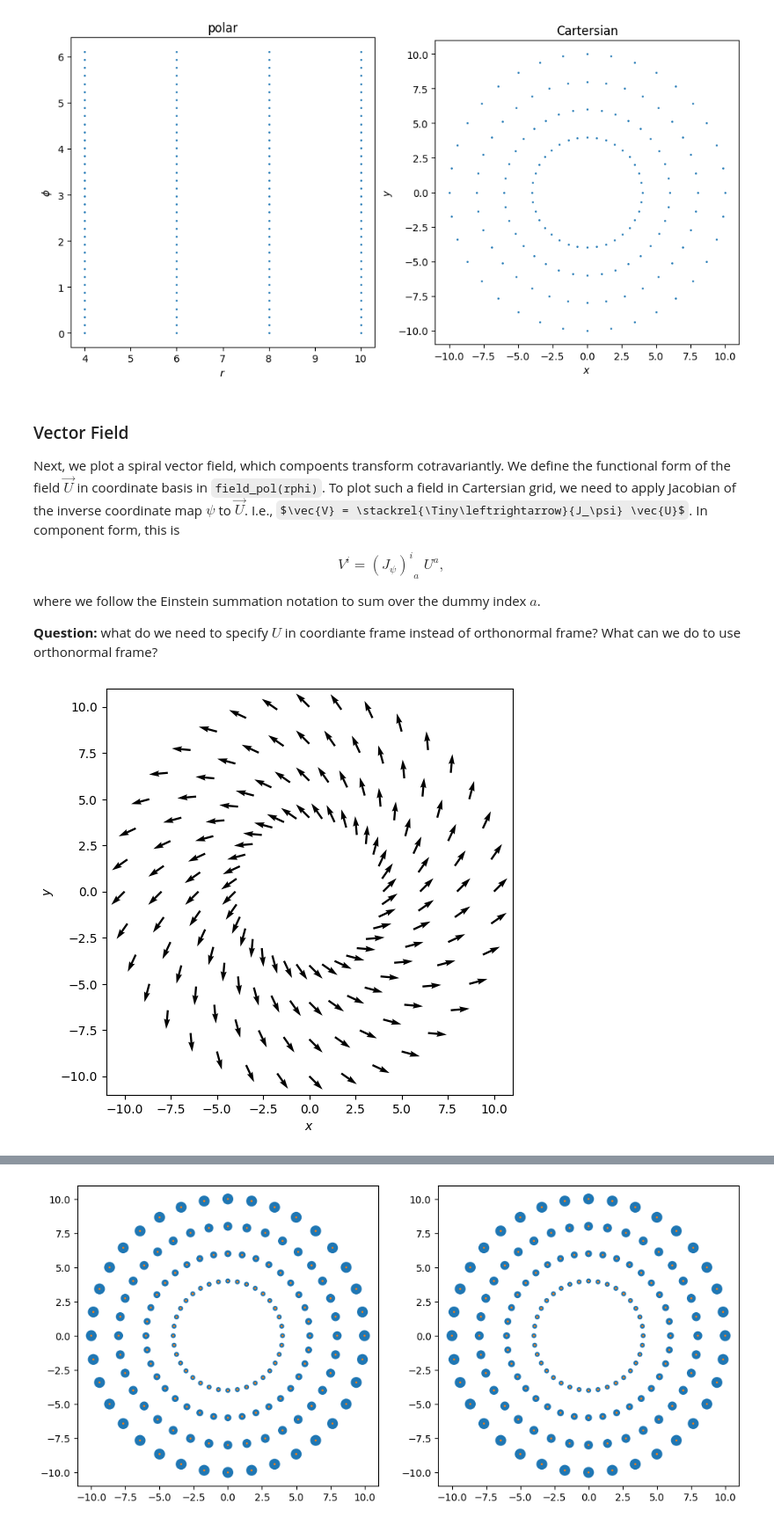
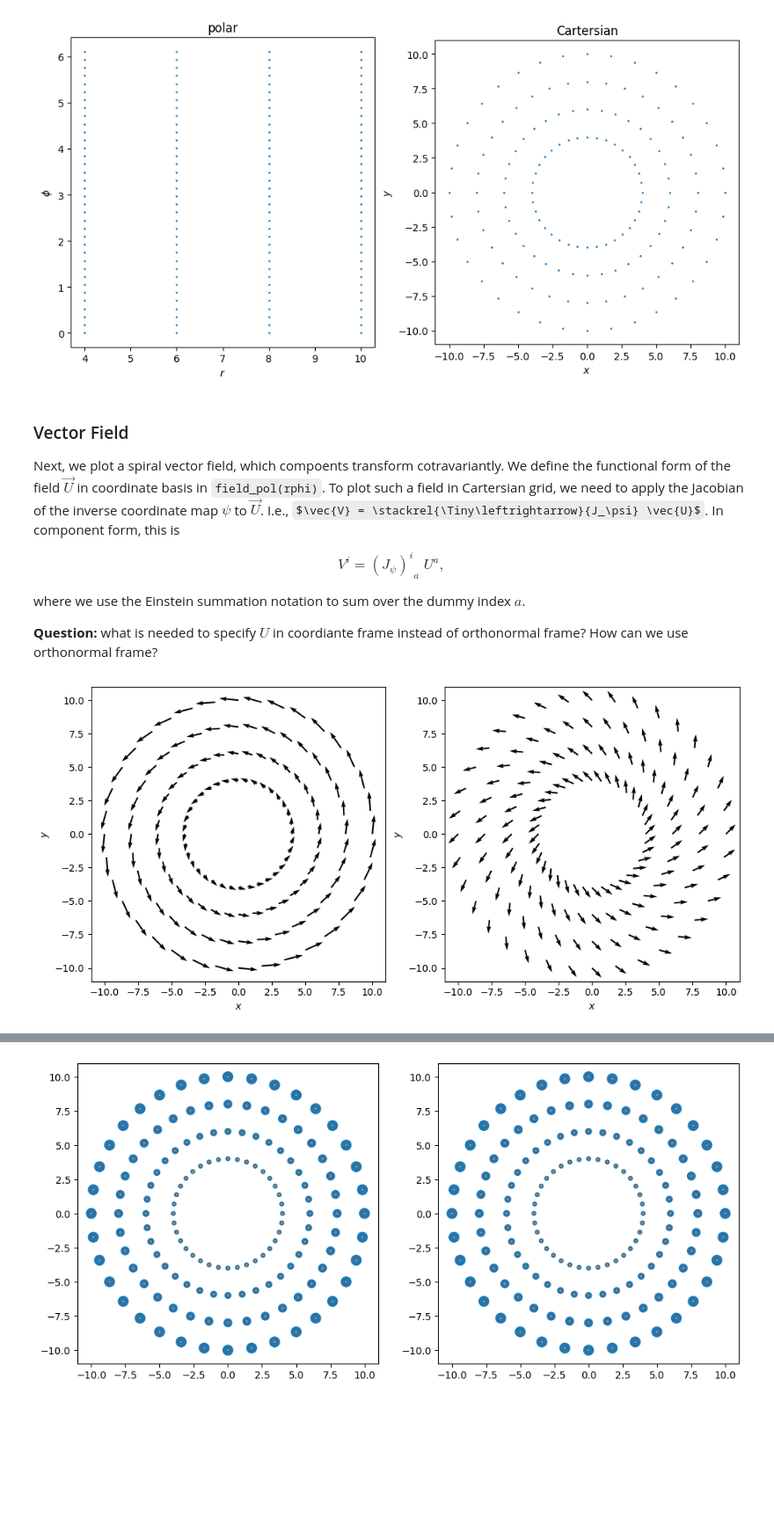
Before and after one commit to rndsrc/dg, a Jupyter notebook: vis.ipynb, the cells around one changed output, grey strips where cells are left out. Shown at 88% size. Cells and saved outputs as stored; diff of their text form; code cells hidden in the pictures; some formulas as TeX source; blank space fills up the shorter version.

```diff
--- a/vis.ipynb
+++ b/vis.ipynb
@@ -64,6 +64,6 @@ For convenience we also denote $\psi = \varphi^{-1}$ and $\psi^{-1} = \varphi$.
 # %%
 def car2pol(xy):
-    """Coordinate map $\phi$"""
+    """Coordinate map $\varphi = \psi^{-1}$"""
     x, y = xy
     return np.array([
         np.sqrt(x*x + y*y),
@@ -71,7 +71,7 @@ def car2pol(xy):
     ])
 
 def pol2car(rphi):
-    """Inverse map $\phi^{-1}$"""
+    """Inverse map $\psi = \varphi^{-1}$"""
     r, phi = rphi
     return np.array([
         r * np.cos(phi),
@@ -97,8 +97,10 @@ def g_pol(rphi):
 In addition, to make our life easier with `JAX`, we define the following helper functions.
 # %%
 def vmap2(f):
+    """Map function `f` onto two grid"""
     return vmap(vmap(f))
 
 def mgrid(I, J):
+    """Generate mesh grid with the last dimension represent the different components"""
     return np.einsum('ijk->jki', np.mgrid[:I,:J])
 # %% [markdown]
@@ -137,35 +139,50 @@ axes[1].set_aspect('equal')
 
 Next, we plot a spiral vector field, which compoents transform cotravariantly.
 We define the functional form of the field $\vec{U}$ in coordinate basis in `field_pol(rphi)`.
-To plot such a field in Cartersian grid, we need to apply Jacobian of the inverse coordinate map $\psi$ to $\vec{U}$.
+To plot such a field in Cartersian grid, we need to apply the Jacobian of the inverse coordinate map $\psi$ to $\vec{U}$.
 I.e., $\vec{V} = \stackrel{\Tiny\leftrightarrow}{J_\psi} \vec{U}$.
 In component form, this is
 \begin{align}
   V^i = {{(J_{\psi})}^i}_a\;U^a,
 \end{align}
-where we follow the Einstein summation notation to sum over the dummy index $a$.
+where we use the Einstein summation notation to sum over the dummy index $a$.
 
-**Question:** what do we need to specify $U$ in coordiante frame instead of orthonormal frame?
-What can we do to use orthonormal frame?
+**Question:** what is needed to specify $U$ in coordiante frame instead of orthonormal frame?
+How can we use orthonormal frame?
 # %%
-def field_pol(rphi):
+def field1_pol(rphi):
+    r, phi = rphi
+    return np.array([1.0, 1.0])
+
+def field2_pol(rphi):
     r, phi = rphi
     return np.array([1.0, 1 / r])
 
-U = vmap2(field_pol)(R)
-J = vmap2(jacfwd(pol2car))(R)
-V = np.einsum('...ia,...a->...i', J, U)
 
-fig, ax = plt.subplots(1,1, figsize=(6,6))
-ax.quiver(
-    X[...,0], X[...,1],
-    V[...,0], V[...,1],
+
+J  = vmap2(jacfwd(pol2car))(R)
+V1 = np.einsum('...ia,...a->...i', J, vmap2(field1_pol)(R))
+V2 = np.einsum('...ia,...a->...i', J, vmap2(field2_pol)(R))
+
+fig, axes = plt.subplots(1,2, figsize=(12,6))
+
+axes[0].quiver(
+    X [...,0], X [...,1],
+    V1[...,0], V1[...,1],
 )
-ax.set_xlabel('$x$')
-ax.set_ylabel('$y$')
-ax.set_aspect('equal')
+axes[0].set_xlabel('$x$')
+axes[0].set_ylabel('$y$')
+axes[0].set_aspect('equal')
+
+axes[1].quiver(
+    X [...,0], X [...,1],
+    V2[...,0], V2[...,1],
+)
+axes[1].set_xlabel('$x$')
+axes[1].set_ylabel('$y$')
+axes[1].set_aspect('equal')
 # %% [output]
-[figure, old version]
+[figure, new version]
 # %% [markdown]
 ### Tensor Field
 
```
Also changed, not shown: parts of 4 cells of this notebook.
